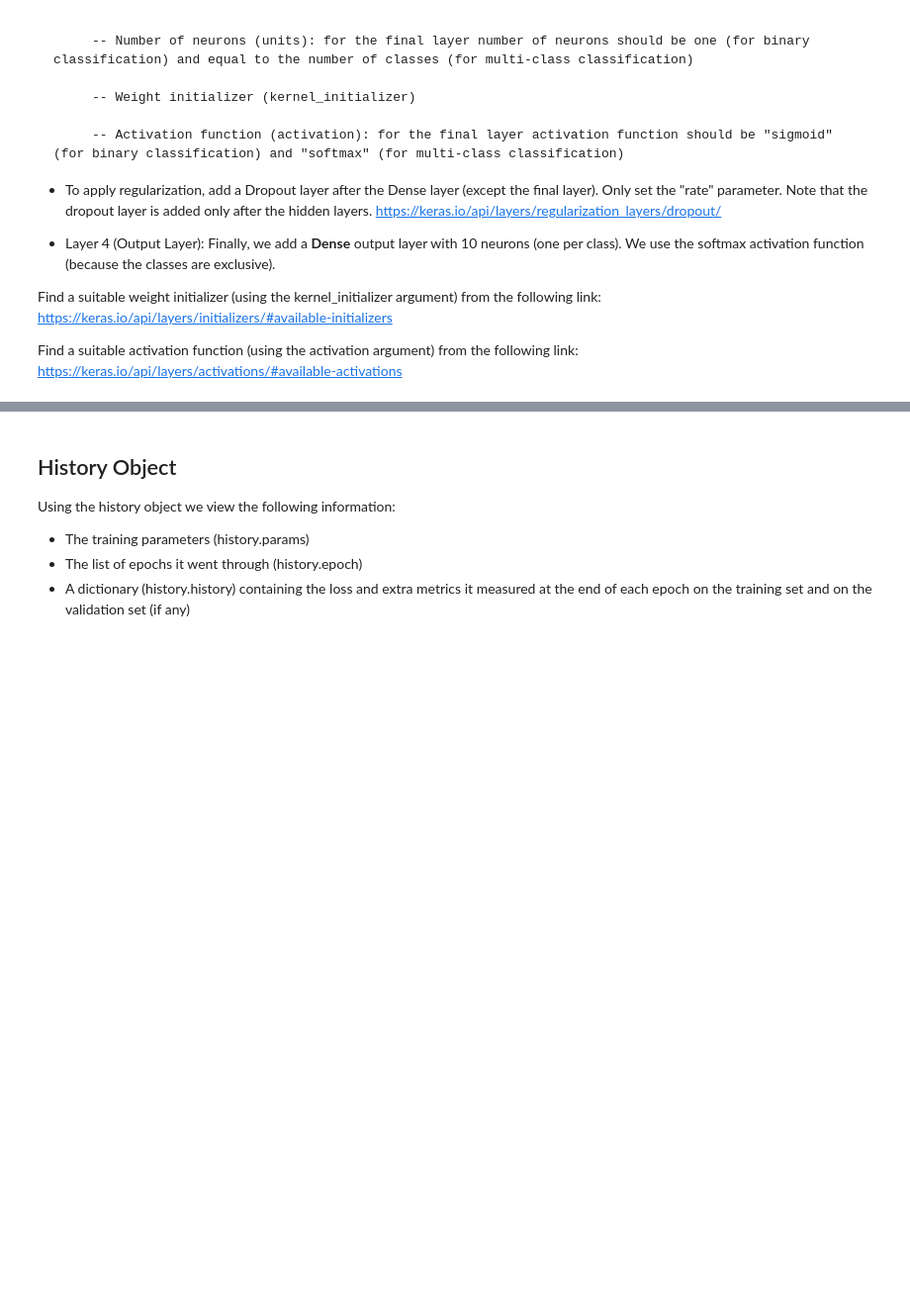
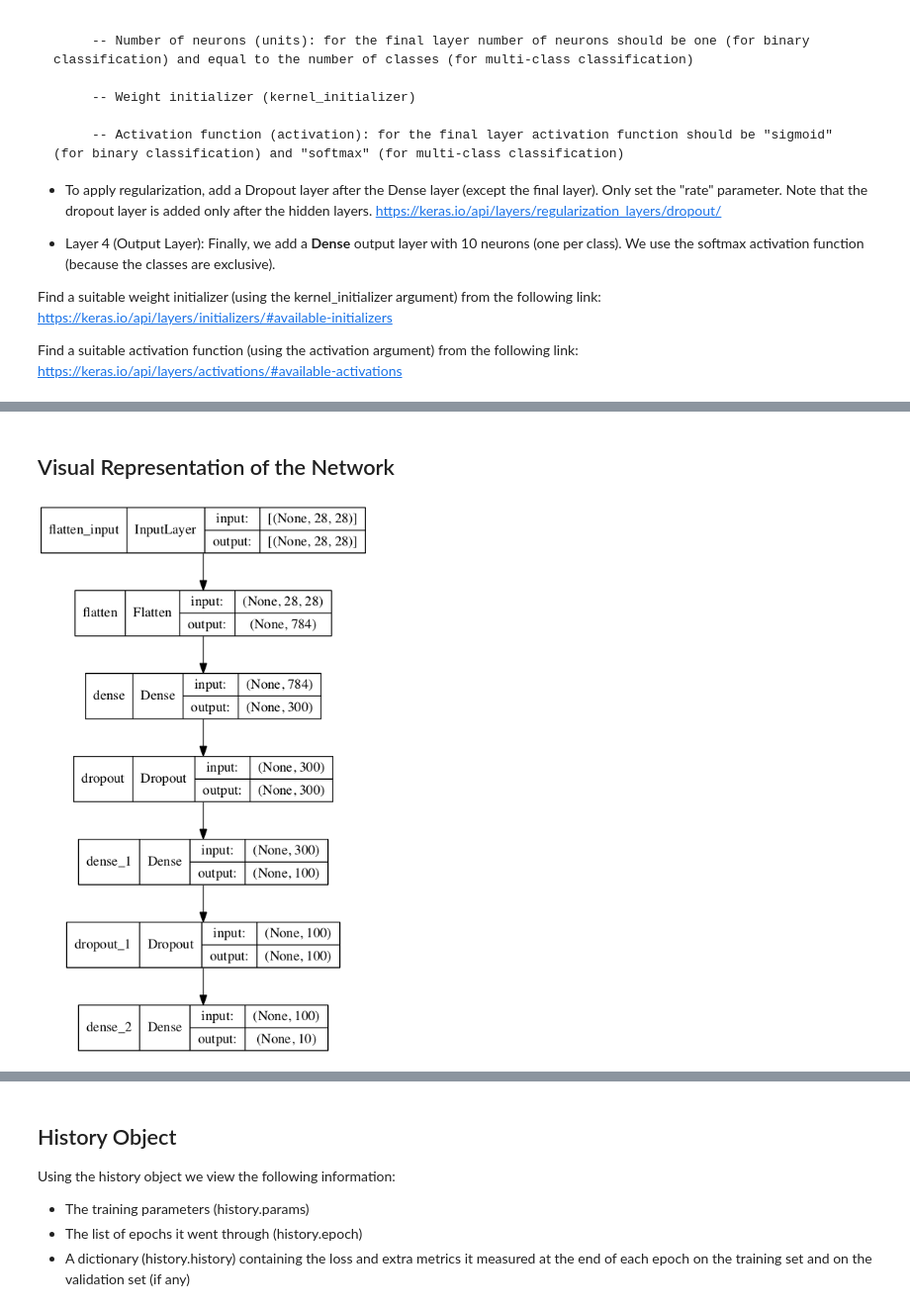
Before and after one commit to rhasanbd/MLP-Classifier-TensorFlow-Keras-No-Brainer, a Jupyter notebook: MLP Classifier-Keras No Brainer.ipynb, the cells around one changed output, grey strips where cells are left out. Shown at 99% size. Saved outputs shown, nothing was run; the diff lists cells and outputs as text; code cells hidden in the pictures; blank space fills up the shorter version.

```diff
--- a/MLP Classifier-Keras No Brainer.ipynb
+++ b/MLP Classifier-Keras No Brainer.ipynb
@@ -214 +228,7 @@ Wall time: 95.1 ms
+# %% [markdown]
+## Visual Representation of the Network
+# %%
+tf.keras.utils.plot_model(model, show_shapes=True)
+# %% [output]
+[figure, added]
 # %% [markdown]
```
Also changed, not shown: parts of 5 cells of this notebook.
